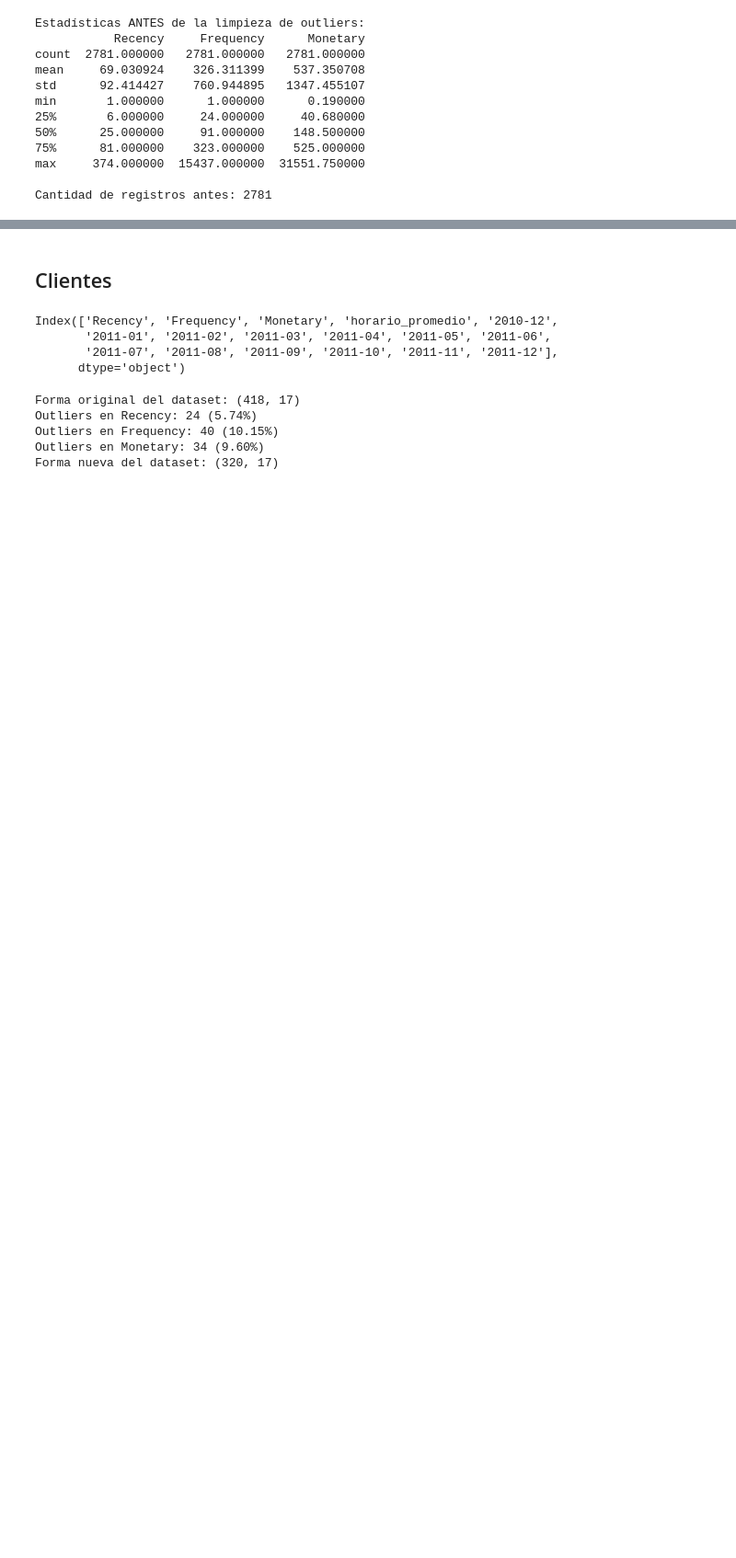
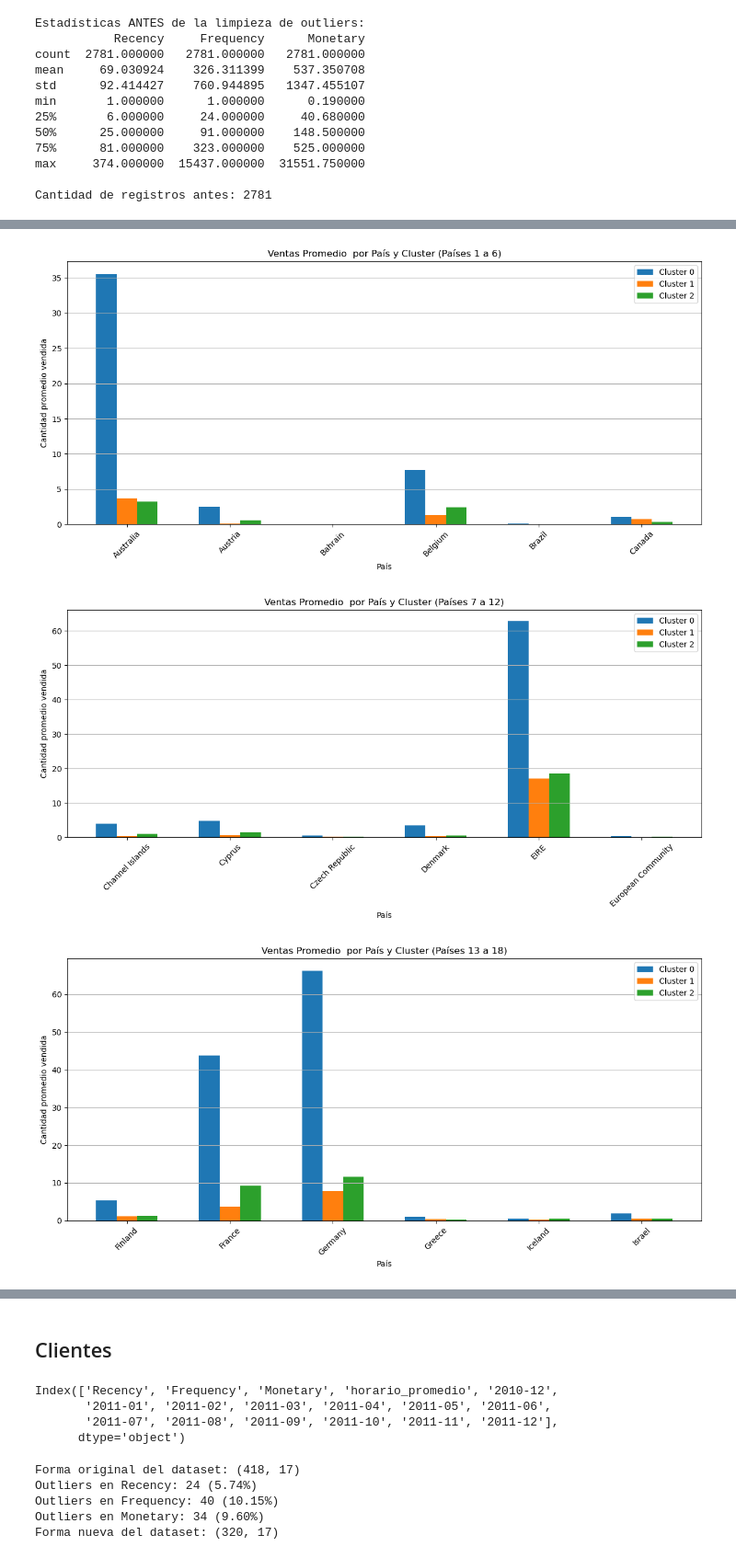
Before and after one commit to agustin-mercado456/ecommerce-analytic, a Jupyter notebook: notebooks/03_Clustering_and_Analysis.ipynb, the cells around one changed output, grey strips where cells are left out. Shown at 92% size. Drawn from its saved outputs; the diff is of its cells as text; code cells hidden in the pictures; blank space fills up the shorter version.

```diff
--- a/notebooks/03_Clustering_and_Analysis.ipynb
+++ b/notebooks/03_Clustering_and_Analysis.ipynb
@@ -123,0 +368,34 @@ Run ID final clustering: ba0a67fb5add418993af238f3015f9a5
+# %%
+
+# Subconjunto de países y valores (6 países por lote)
+lote = 6
+total_paises = venta_promedio_paises.shape[0]
+num_graficos = int(np.ceil(total_paises / lote))
+
+for i in range(num_graficos):
+    start = i * lote
+    end = min(start + lote, total_paises)
+    datos_lote = venta_promedio_paises.iloc[start:end]  # DataFrame con filas y 3 columnas
+
+    # Parámetros para barras agrupadas
+    n_paises = datos_lote.shape[0]
+    n_clusters = datos_lote.shape[1]
+    x = np.arange(n_paises)  # posiciones para países en eje X
+    width = 0.2  # ancho de cada barra
+
+    plt.figure(figsize=(12,6))
+    for j in range(n_clusters):
+        plt.bar(x + j*width, datos_lote.iloc[:, j], width=width, label=datos_lote.columns[j])
+
+    plt.title(f'Ventas Promedio  por País y Cluster (Países {start+1} a {end})')
+    plt.xlabel('País')
+    plt.ylabel('Cantidad promedio vendida')
+    plt.xticks(x + width, datos_lote.index, rotation=45)
+    plt.legend()
+    plt.grid(axis='y')
+    plt.tight_layout()
+    plt.show()
+# %% [output]
+[figure, added]
+[figure, added]
+[figure, added]
```
Also changed, not shown: parts of 35 cells of this notebook, 3 other files.
